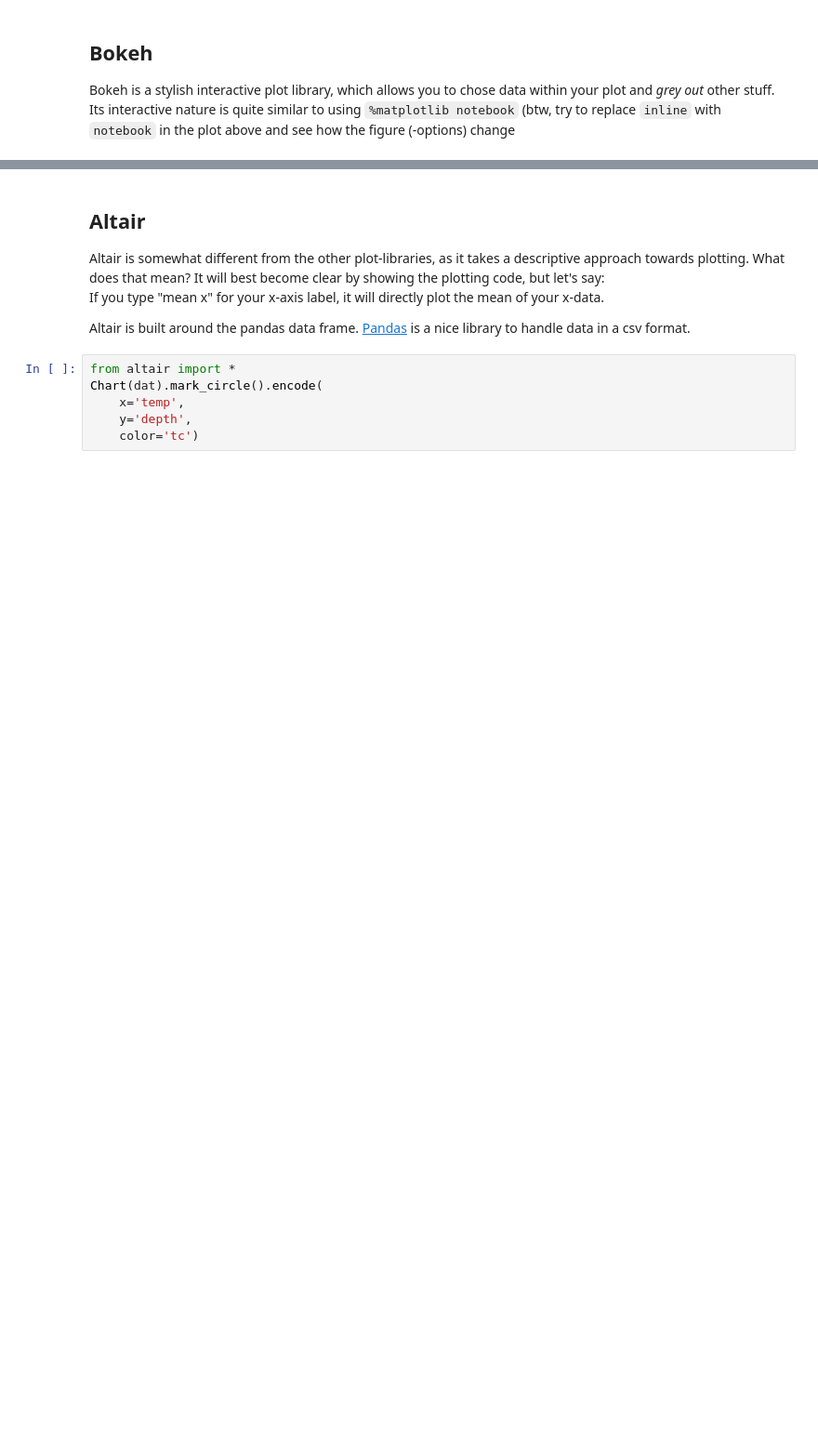
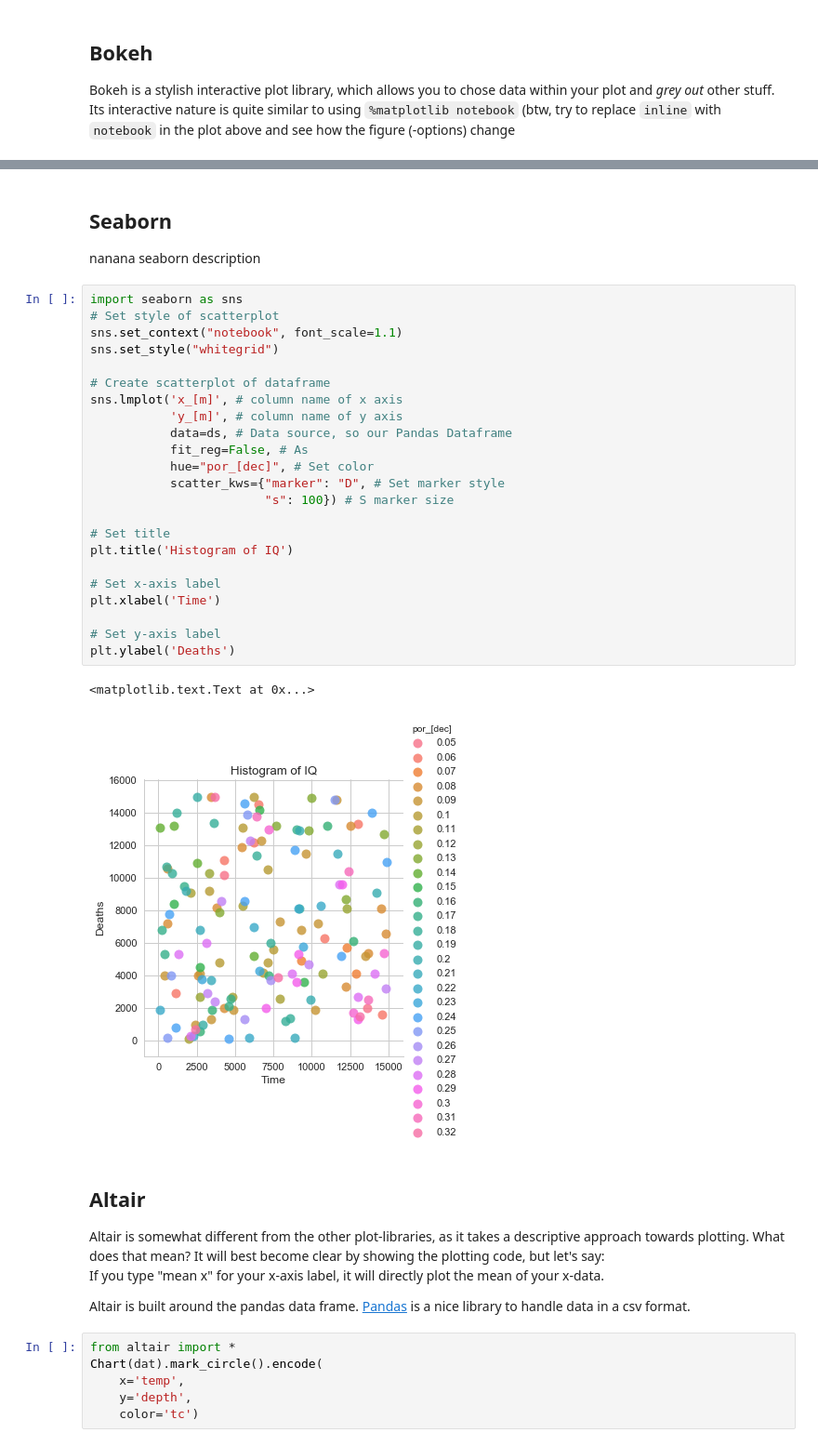
Before and after one commit to Japhiolite/geothermics, a Jupyter notebook: 00_Plotting_in_python.ipynb, the cells around one changed output, grey strips where cells are left out. Shown at 93% size. Drawn from its saved outputs; the diff is of its cells as text; blank space fills up the shorter version.

```diff
--- a/00_Plotting_in_python.ipynb
+++ b/00_Plotting_in_python.ipynb
@@ -158,3 +105,32 @@ ModuleNotFoundError: No module named 'plotly'
+# %% [markdown]
+## Seaborn
+nanana seaborn description
+# %%
+import seaborn as sns
+# Set style of scatterplot
+sns.set_context("notebook", font_scale=1.1)
+sns.set_style("whitegrid")
+
+# Create scatterplot of dataframe
+sns.lmplot('x_[m]', # column name of x axis
+           'y_[m]', # column name of y axis
+           data=ds, # Data source, so our Pandas Dataframe
+           fit_reg=False, # As
+           hue="por_[dec]", # Set color
+           scatter_kws={"marker": "D", # Set marker style
+                        "s": 100}) # S marker size
+
+# Set title
+plt.title('Histogram of IQ')
+
+# Set x-axis label
+plt.xlabel('Time')
+
+# Set y-axis label
+plt.ylabel('Deaths')
+# %% [output]
+<matplotlib.text.Text at 0x...>
+[figure, added]
 # %% [markdown]
 ## Altair
 Altair is somewhat different from the other plot-libraries, as it takes a descriptive approach towards plotting. What does that mean? It will best become clear by showing the plotting code, but let's say:
```
Also changed, not shown: parts of 11 cells of this notebook, 3 other files.
